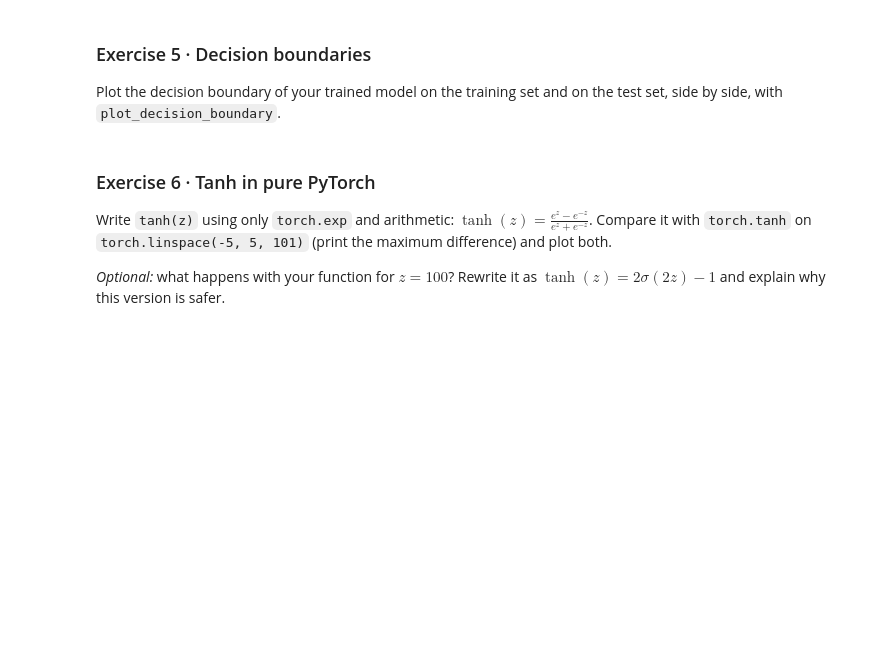
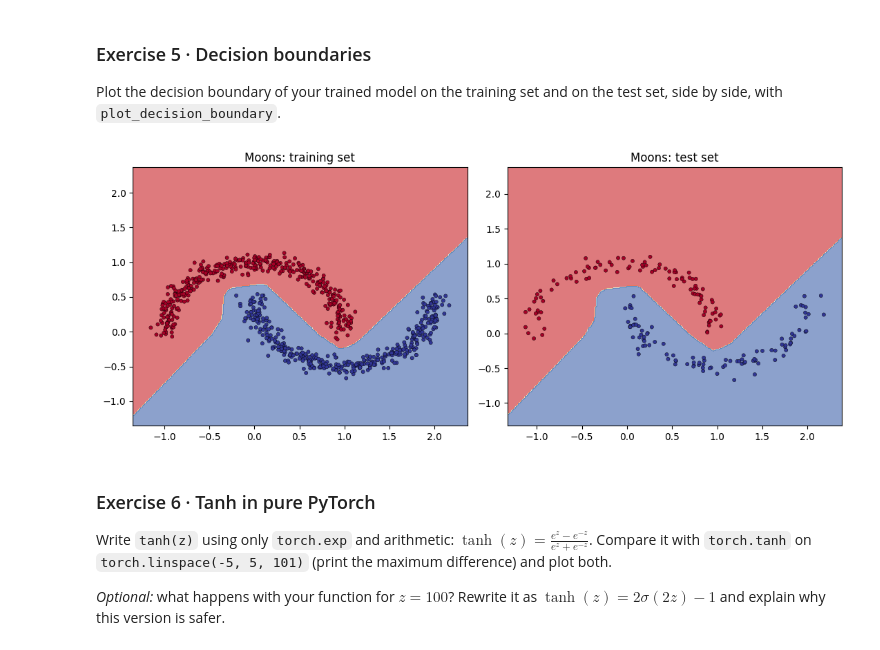
Before and after one commit to sarakseyhaaa/I4_AMS_AI, a Jupyter notebook: TP3_NY_SARAKSEYHA_I4AMS_B_AI.ipynb, the cells around one changed output. Drawn from its saved outputs; the diff is of its cells as text; code cells hidden in the pictures; blank space fills up the shorter version.

```diff
--- a/TP3_NY_SARAKSEYHA_I4AMS_B_AI.ipynb
+++ b/TP3_NY_SARAKSEYHA_I4AMS_B_AI.ipynb
@@ -919,6 +919,19 @@ Conclusion: The first run (lr = 0.01, 1000 epochs) reached only ~86% test accura
 Plot the decision boundary of your trained model on the training set and on the test set, side by side, with `plot_decision_boundary`.
 # %%
 # Exercise 5
+# Exercise 5 — decision boundaries on train and test sets
+fig, axes = plt.subplots(1, 2, figsize=(11, 4.5))
+
+plt.sca(axes[0])
+plot_decision_boundary(model, train_X, train_Y)
+plt.title("Moons: training set")
+plt.sca(axes[1])
+plot_decision_boundary(model, test_X, test_Y)
+plt.title("Moons: test set")
+plt.tight_layout()
+plt.show()
+# %% [output]
+[figure, added]
 # %% [markdown]
 ### Exercise 6 · Tanh in pure PyTorch
 Write `tanh(z)` using only `torch.exp` and arithmetic: $\tanh(z) = \frac{e^{z} - e^{-z}}{e^{z} + e^{-z}}$. Compare it with `torch.tanh` on `torch.linspace(-5, 5, 101)` (print the maximum difference) and plot both.
```
